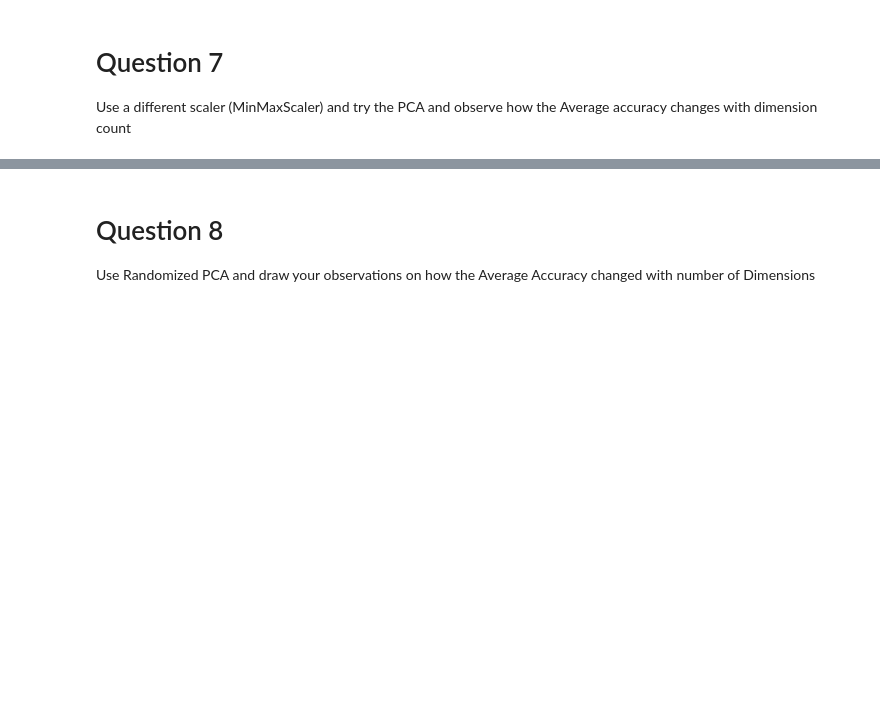
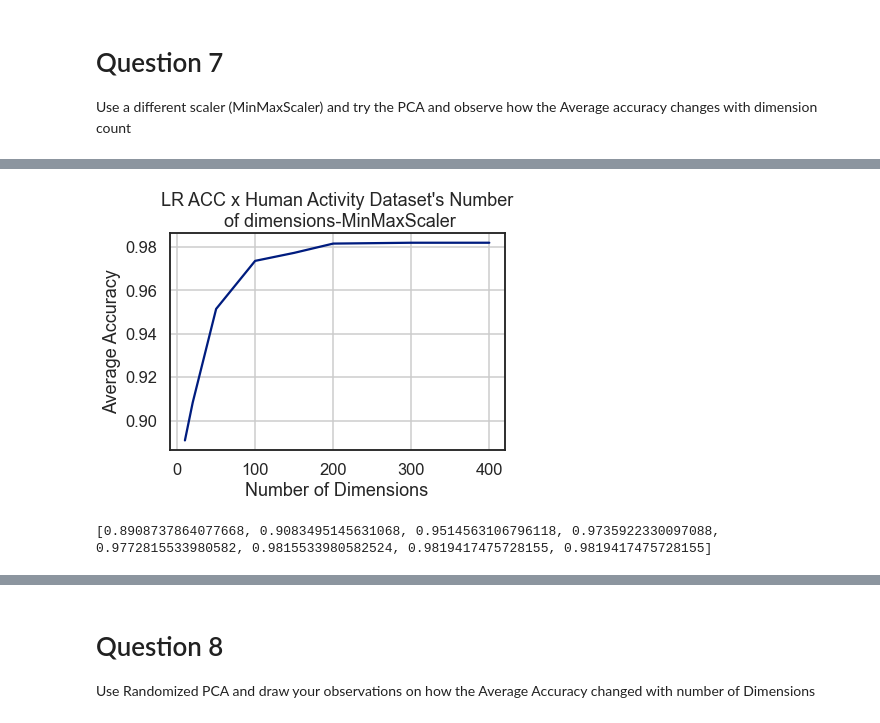
Before and after one commit to BulgarelliM/Computational-Intelligence, a Jupyter notebook: PCA/Dimensionality_Reduction_Exercises.ipynb, the cells around one changed output, grey strips where cells are left out. Saved outputs shown, nothing was run; the diff lists cells and outputs as text; code cells hidden in the pictures; blank space fills up the shorter version.

```diff
--- a/PCA/Dimensionality_Reduction_Exercises.ipynb
+++ b/PCA/Dimensionality_Reduction_Exercises.ipynb
@@ -450,0 +525,18 @@ from sklearn.metrics import accuracy_score
+# %%
+# Plot the Average Accuracy to Number of Dimensions
+sns.set_context('talk')
+
+ax = plt.axes()
+ax.plot(ns, score_list)
+ax.set(xlabel='Number of Dimensions',
+       ylabel='Average Accuracy',
+       title='LR ACC x Human Activity Dataset\'s Number\n of dimensions-MinMaxScaler')
+ax.grid(True)
+
+plt.savefig(f'MinMaxScaler.png', dpi=100)
+# %% [output]
+[figure, added]
+# %%
+print(score_list)
+# %% [output]
+[0.8908737864077668, 0.9083495145631068, 0.9514563106796118, 0.9735922330097088, 0.9772815533980582, 0.9815533980582524, 0.9819417475728155, 0.9819417475728155]
```
Also changed, not shown: parts of 19 cells of this notebook, 4 other files.
